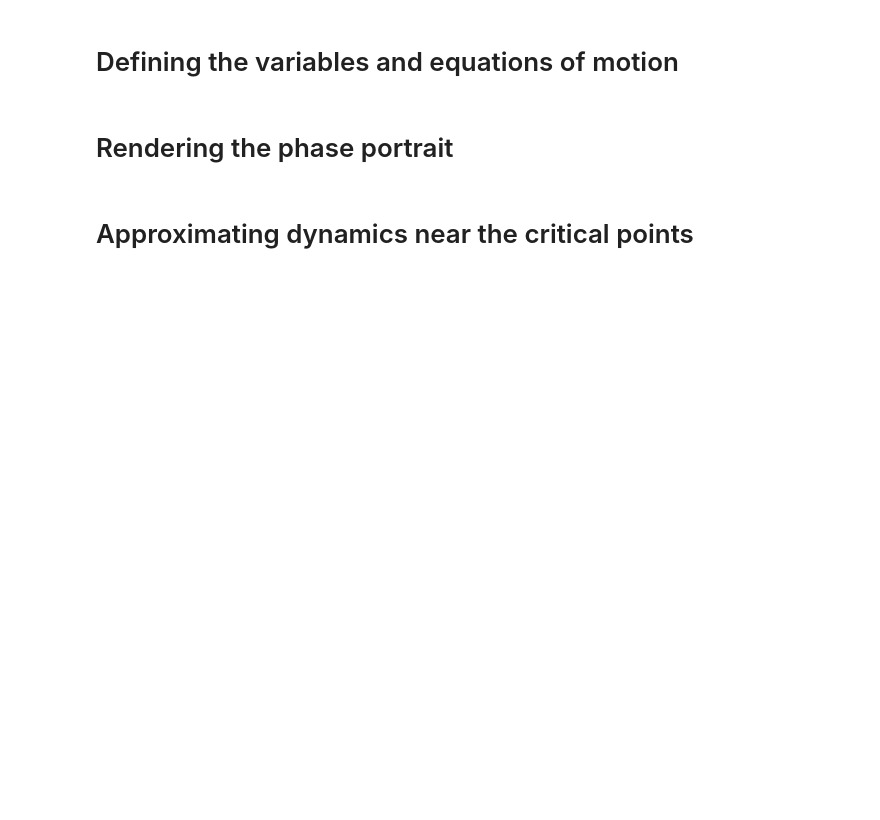
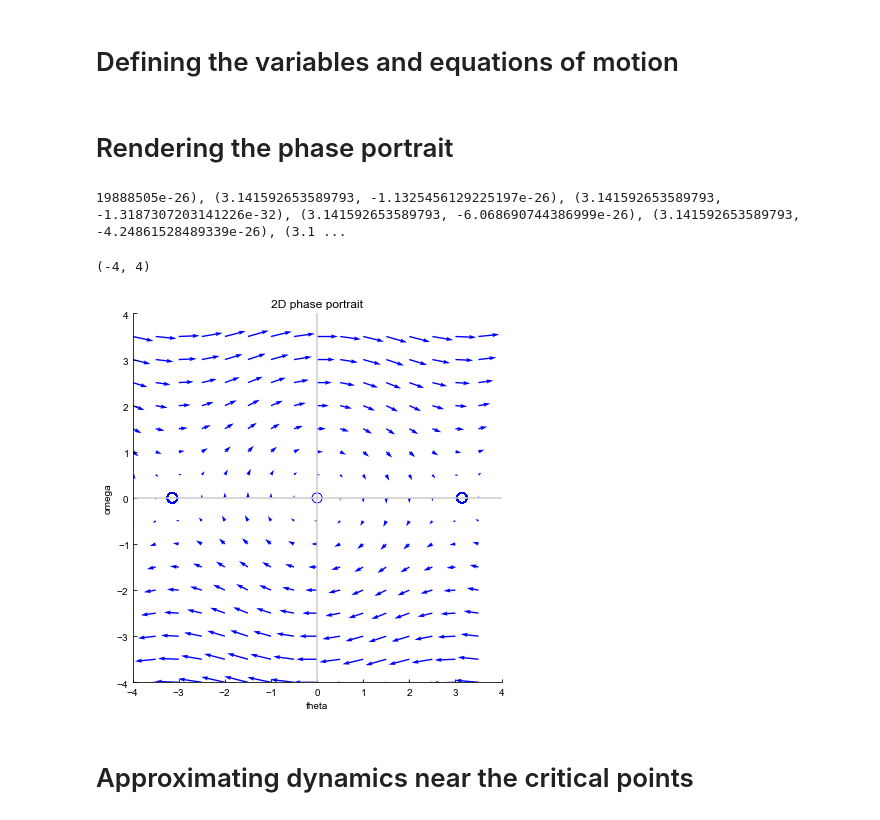
Before and after one commit to badralbanna/FCLChonnatsci, a Jupyter notebook: Plotting phase diagrams for 2D systems.ipynb, the cells around one changed output. Saved outputs shown, nothing was run; the diff lists cells and outputs as text; code cells hidden in the pictures; blank space fills up the shorter version.

Commit message:
Plot fix

```diff
--- a/Plotting phase diagrams for 2D systems.ipynb
+++ b/Plotting phase diagrams for 2D systems.ipynb
@@ -7,22 +7,23 @@ from numpy import sin, cos, tan, exp, pi, e
 # %% [markdown]
 # Defining the variables and equations of motion
 # %%
-X_LABEL = "x"
-Y_LABEL = "y"
+X_LABEL = "theta"
+Y_LABEL = "omega"
 
 def DXDT(x, y):
-    return(2*x + 3*y)
+    return(y)
 
 def DYDT(x, y):
-    return(2*x + 1*y)
+    return(-sin(x))
 # %% [markdown]
 # Rendering the phase portrait
 # %%
 # Setting plotting defaults
-X_MIN = -6
-X_MAX = 6
-Y_MIN = -6
-Y_MAX = 6
+X_MIN = -4
+X_MAX = 4
+Y_MIN = -4
+Y_MAX = 4
+
 RES = 0.5
 Q_SCALE = 2.0
 # %%
@@ -37,7 +38,7 @@ def DDT(arg):
     return(DXDT(x, y), DYDT(x, y))
 
 #
-epsilon = 0.00001
+epsilon = 0.01
 res_c = 0.1
 
 x = np.arange(X_MIN, X_MAX, res_c)
@@ -59,6 +60,8 @@ for x_0, y_0 in product(x, y):
 
 print("Critical points found at:")
 print([i for i in zip(cp_x,cp_y)])
+# %% [output]
+19888505e-26), (3.141592653589793, -1.1325456129225197e-26), (3.141592653589793, -1.3187307203141226e-32), (3.141592653589793, -6.068690744386999e-26), (3.141592653589793, -4.24861528489339e-26), (3.1 ...
 # %%
 # Creating the Grid for plotting
 x = np.arange(X_MIN, X_MAX, RES)
@@ -71,17 +74,22 @@ dydt = Q_SCALE*DYDT(X, Y)
 # %%
 # Plotting the phase diagram
 
 fig = plt.figure(figsize=(6,6))
 ax = fig.add_subplot(1,1,1,aspect='equal')
 
 ax.axhline(0, color='.8')
 ax.axvline(0, color='.8')
 ax.scatter(cp_x, cp_y, s=100, color='blue', marker='o', facecolor='none')
 ax.quiver(x, y, dxdt, dydt, color='blue')
+ax.set_xlim([X_MIN, X_MAX])
 
 ax.set_title("2D phase portrait")
 ax.set_xlabel(X_LABEL)
 ax.set_ylabel(Y_LABEL)
+ax.set_ylim([Y_MIN, Y_MAX])
+# %% [output]
+(-4, 4)
+[figure, added]
 # %% [markdown]
 # Approximating dynamics near the critical points
 # %%
```
Also changed, not shown: parts of 5 cells of this notebook.
